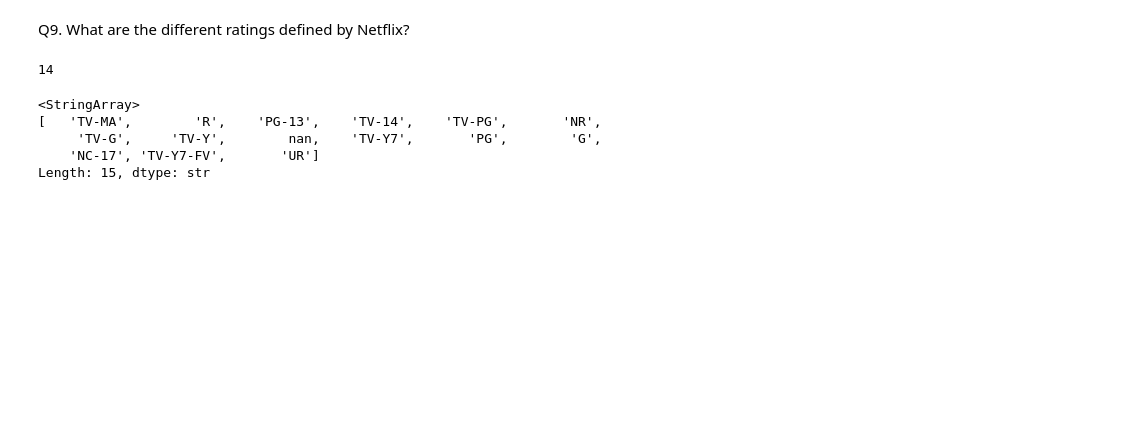
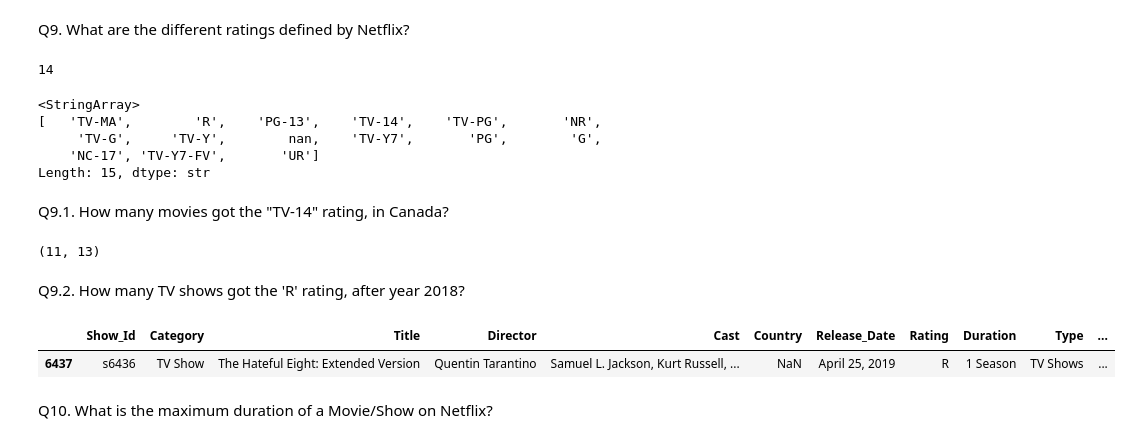
Before and after one commit to maahi-hue/AI-Engineer-Roadmap, a Jupyter notebook: Phase-02-Data-Analysis/Netflix_Dataset_Analysis.ipynb, the cells around one changed output. Cells and saved outputs as stored; diff of their text form; code cells hidden in the pictures; blank space fills up the shorter version.

```diff
--- a/Phase-02-Data-Analysis/Netflix_Dataset_Analysis.ipynb
+++ b/Phase-02-Data-Analysis/Netflix_Dataset_Analysis.ipynb
@@ -418,3 +418,18 @@ data['Rating'].unique()
      'TV-G',     'TV-Y',        nan,    'TV-Y7',       'PG',        'G',
     'NC-17', 'TV-Y7-FV',       'UR']
 Length: 15, dtype: str
+# %% [markdown]
+Q9.1. How many movies got the "TV-14" rating, in Canada?
+# %%
+data[(data['Category'] == 'Movie') & (data['Rating'] == 'TV-14') & (data['Country'] == 'Canada')].shape
+# %% [output]
+(11, 13)
+# %% [markdown]
+Q9.2. How many TV shows got the 'R' rating, after year 2018?
+# %%
+data[(data['Category'] == 'TV Show') & (data['Rating'] == 'R') & (data['Year'] > 2018)]
+# %% [output]
+|  | Show_Id | Category | Title | Director | Cast | Country | Release_Date | Rating | Duration | Type | ... |
+| 6437 | s6436 | TV Show | The Hateful Eight: Extended Version | Quentin Tarantino | Samuel L. Jackson, Kurt Russell, ... | NaN | April 25, 2019 | R | 1 Season | TV Shows | ... |
+# %% [markdown]
+Q10. What is the maximum duration of a Movie/Show on Netflix?
```
Also changed, not shown: parts of 13 cells of this notebook.
